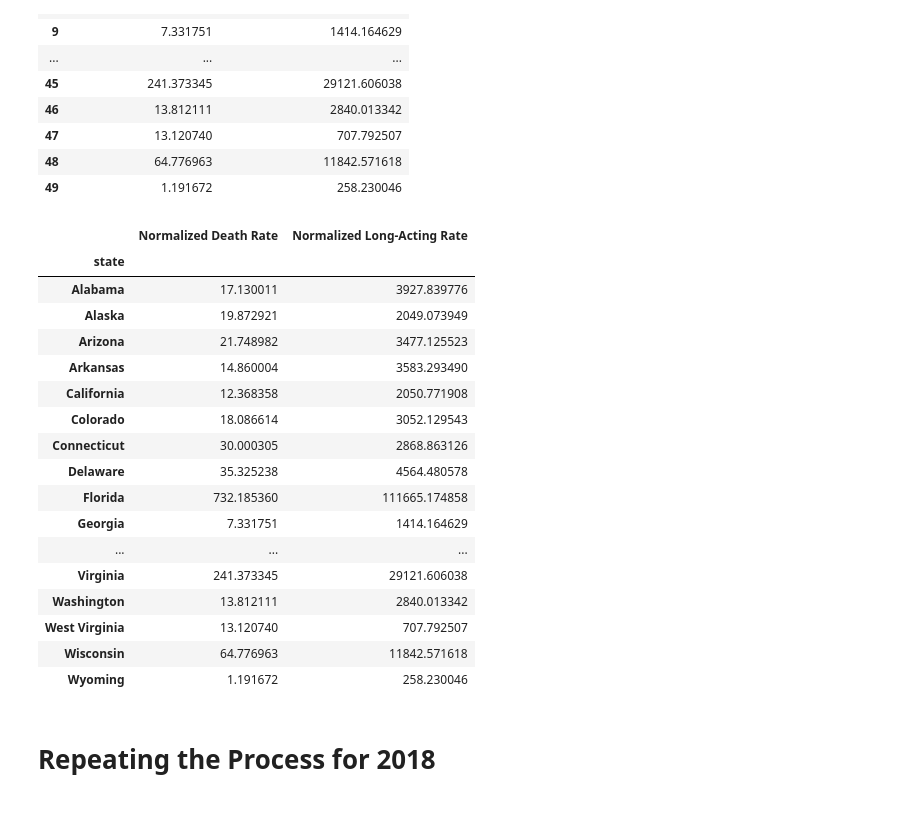
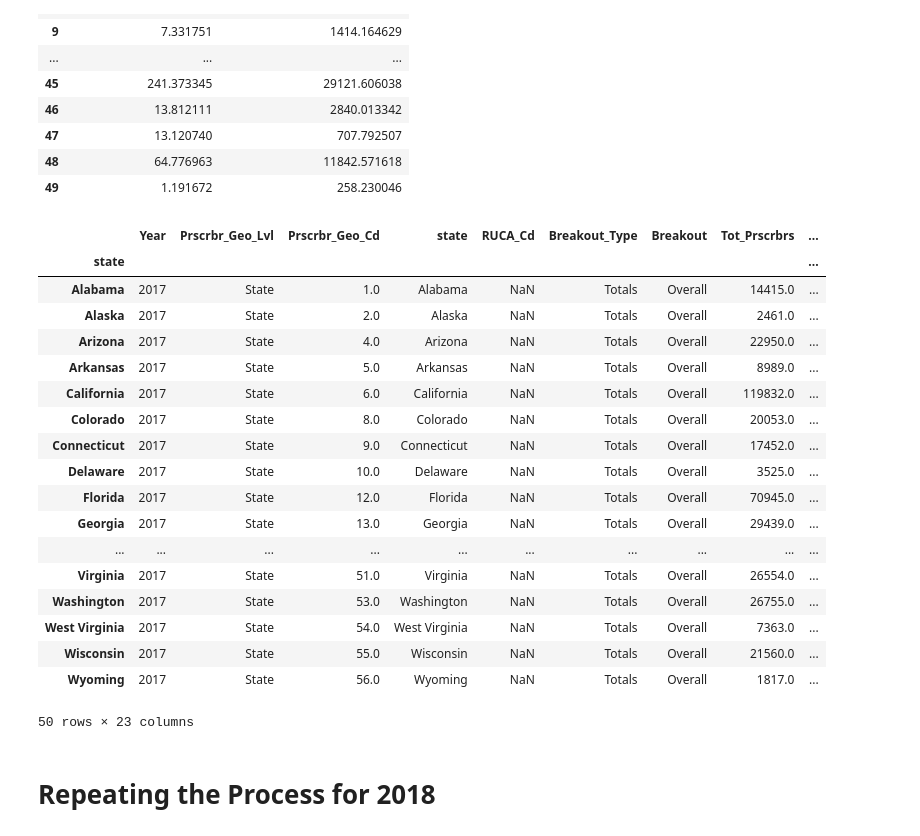
Before and after one commit to irvingjacob/DSPFinalProj, a Jupyter notebook: FinalProject.ipynb, the cells around one changed output. Cells and saved outputs as stored; diff of their text form; code cells hidden in the pictures.

Commit message:
Added medicare data by year to each state by year. Added Heatmap, seems like theres correlation!

```diff
--- a/FinalProject.ipynb
+++ b/FinalProject.ipynb
@@ -583,29 +583,30 @@ norm_stats.reset_index(drop = True)
 
 #state_2017 = pd.merge(state_2017, norm_stats, left_index = True, right_index = True)
 # %%
-state_2017 = norm_stats
+norm_stats.index = state_list
+state_2017 = pd.merge(state_2017, norm_stats, on='state')
 state_2017.index = state_list
-#state_2017 = pd.merge(state_2017, norm_stats, left_index = True, right_index = True)
 state_2017
 # %% [output]
-|  | Normalized Death Rate | Normalized Long-Acting Rate |
-| state |  |  |
-| Alabama | 17.130011 | 3927.839776 |
-| Alaska | 19.872921 | 2049.073949 |
-| Arizona | 21.748982 | 3477.125523 |
-| Arkansas | 14.860004 | 3583.293490 |
-| California | 12.368358 | 2050.771908 |
-| Colorado | 18.086614 | 3052.129543 |
-| Connecticut | 30.000305 | 2868.863126 |
-| Delaware | 35.325238 | 4564.480578 |
-| Florida | 732.185360 | 111665.174858 |
-| Georgia | 7.331751 | 1414.164629 |
-| ... | ... | ... |
-| Virginia | 241.373345 | 29121.606038 |
-| Washington | 13.812111 | 2840.013342 |
-| West Virginia | 13.120740 | 707.792507 |
-| Wisconsin | 64.776963 | 11842.571618 |
-| Wyoming | 1.191672 | 258.230046 |
+|  | Year | Prscrbr_Geo_Lvl | Prscrbr_Geo_Cd | state | RUCA_Cd | Breakout_Type | Breakout | Tot_Prscrbrs | ... |
+| state |  |  |  |  |  |  |  |  | ... |
+| Alabama | 2017 | State | 1.0 | Alabama | NaN | Totals | Overall | 14415.0 | ... |
+| Alaska | 2017 | State | 2.0 | Alaska | NaN | Totals | Overall | 2461.0 | ... |
+| Arizona | 2017 | State | 4.0 | Arizona | NaN | Totals | Overall | 22950.0 | ... |
+| Arkansas | 2017 | State | 5.0 | Arkansas | NaN | Totals | Overall | 8989.0 | ... |
+| California | 2017 | State | 6.0 | California | NaN | Totals | Overall | 119832.0 | ... |
+| Colorado | 2017 | State | 8.0 | Colorado | NaN | Totals | Overall | 20053.0 | ... |
+| Connecticut | 2017 | State | 9.0 | Connecticut | NaN | Totals | Overall | 17452.0 | ... |
+| Delaware | 2017 | State | 10.0 | Delaware | NaN | Totals | Overall | 3525.0 | ... |
+| Florida | 2017 | State | 12.0 | Florida | NaN | Totals | Overall | 70945.0 | ... |
+| Georgia | 2017 | State | 13.0 | Georgia | NaN | Totals | Overall | 29439.0 | ... |
+| ... | ... | ... | ... | ... | ... | ... | ... | ... | ... |
+| Virginia | 2017 | State | 51.0 | Virginia | NaN | Totals | Overall | 26554.0 | ... |
+| Washington | 2017 | State | 53.0 | Washington | NaN | Totals | Overall | 26755.0 | ... |
+| West Virginia | 2017 | State | 54.0 | West Virginia | NaN | Totals | Overall | 7363.0 | ... |
+| Wisconsin | 2017 | State | 55.0 | Wisconsin | NaN | Totals | Overall | 21560.0 | ... |
+| Wyoming | 2017 | State | 56.0 | Wyoming | NaN | Totals | Overall | 1817.0 | ... |
+50 rows × 23 columns
 # %% [markdown]
 # Repeating the Process for 2018
 # %%
```
Also changed, not shown: parts of 8 cells of this notebook.
